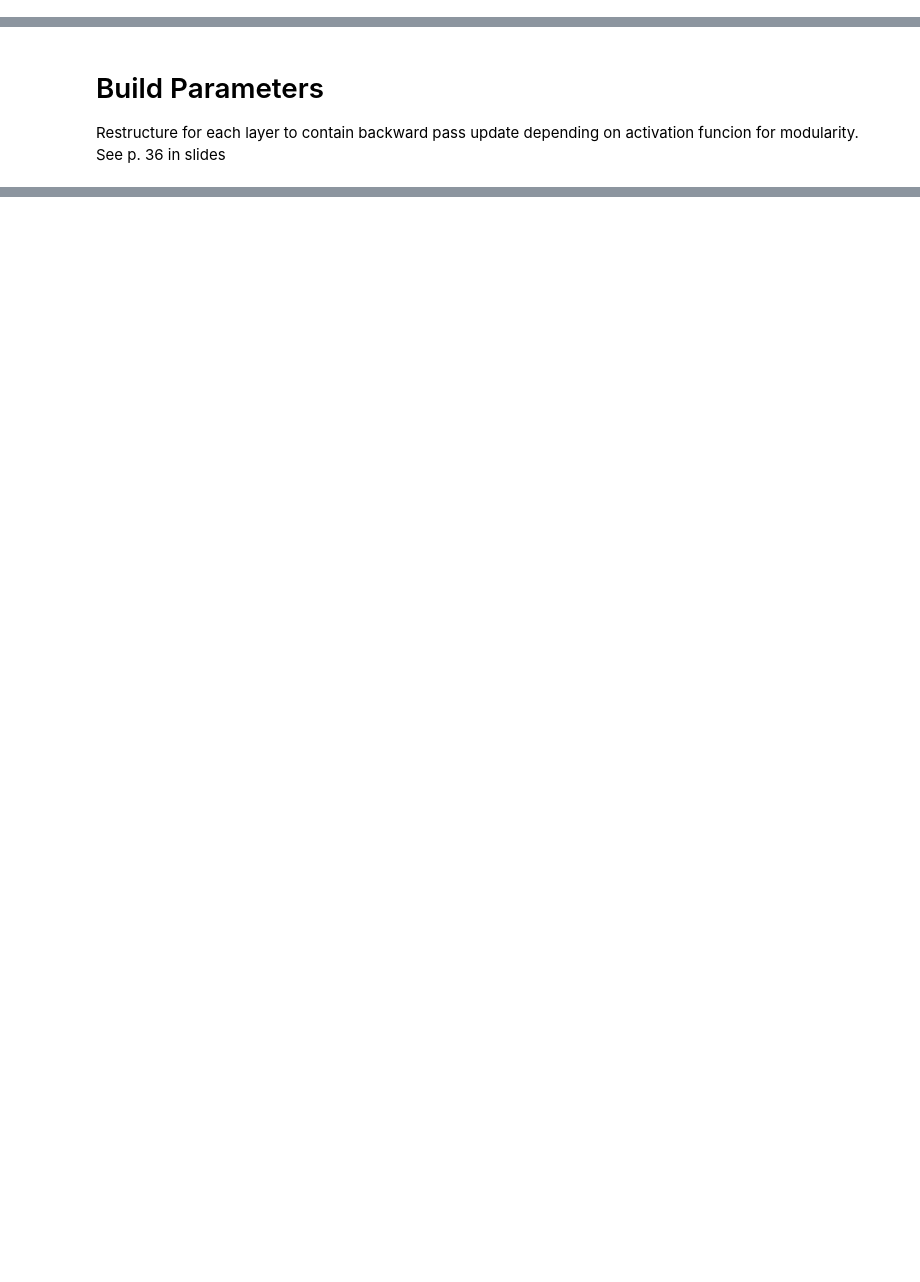
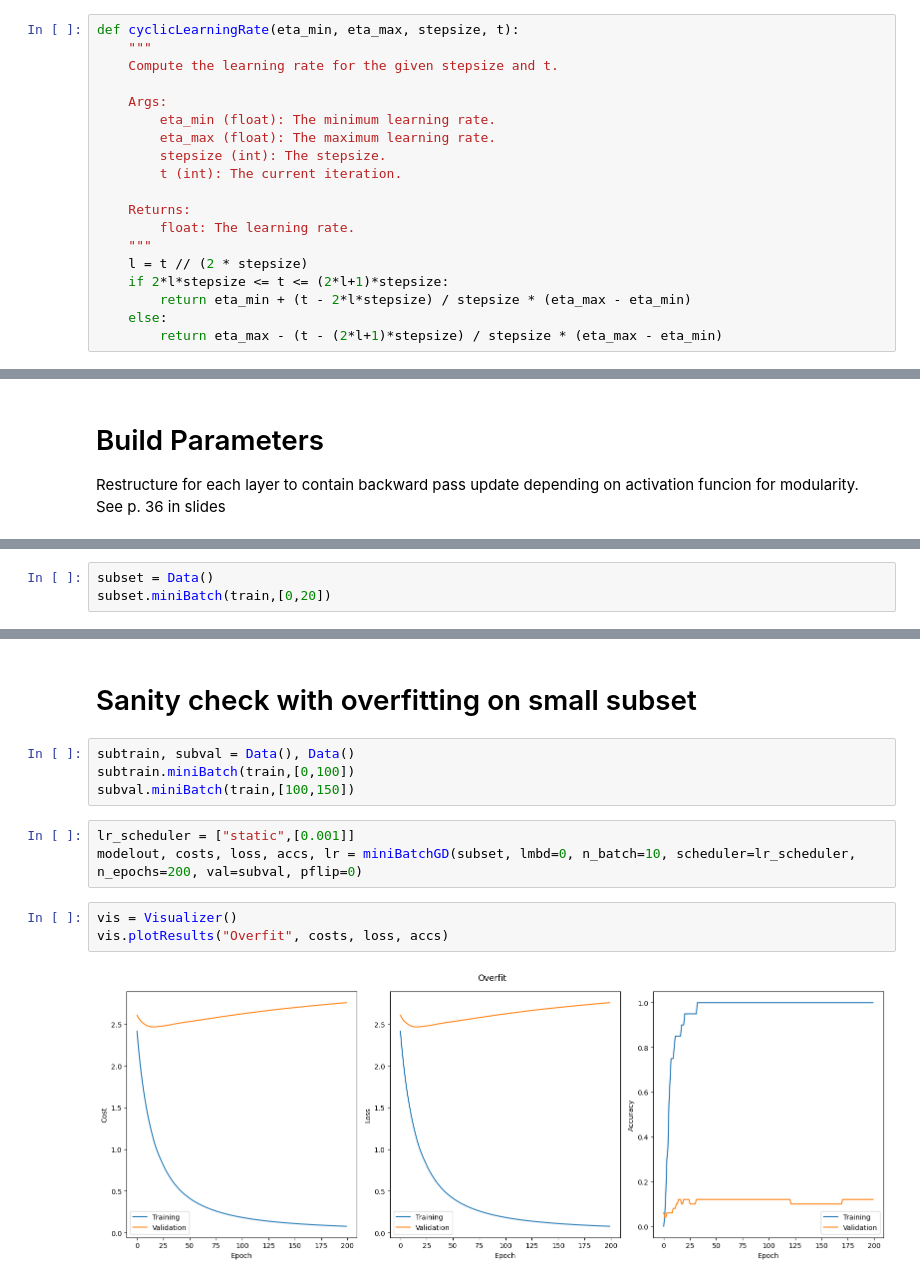
Before and after one commit to Lussebullen/dd2424, a Jupyter notebook: assignment2/notebook.ipynb, the cells around one changed output, grey strips where cells are left out. Cells and saved outputs as stored; diff of their text form; blank space fills up the shorter version.

```diff
--- a/assignment2/notebook.ipynb
+++ b/assignment2/notebook.ipynb
@@ -324 +458,20 @@ class Visualizer:
+# %%
+def cyclicLearningRate(eta_min, eta_max, stepsize, t):
+    """
+    Compute the learning rate for the given stepsize and t.
+
+    Args:
+        eta_min (float): The minimum learning rate.
+        eta_max (float): The maximum learning rate.
+        stepsize (int): The stepsize.
+        t (int): The current iteration.
+
+    Returns:
+        float: The learning rate.
+    """
+    l = t // (2 * stepsize)
+    if 2*l*stepsize <= t <= (2*l+1)*stepsize:
+        return eta_min + (t - 2*l*stepsize) / stepsize * (eta_max - eta_min)
+    else:
+        return eta_max - (t - (2*l+1)*stepsize) / stepsize * (eta_max - eta_min)
 # %%
@@ -388,0 +572,3 @@ W2 = LinearLayer(K, M)
+# %%
+subset = Data()
+subset.miniBatch(train,[0,20])
@@ -388,0 +610,14 @@ W2 = LinearLayer(K, M)
+# %% [markdown]
+# Sanity check with overfitting on small subset
+# %%
+subtrain, subval = Data(), Data()
+subtrain.miniBatch(train,[0,100])
+subval.miniBatch(train,[100,150])
+# %%
+lr_scheduler = ["static",[0.001]]
+modelout, costs, loss, accs, lr = miniBatchGD(subset, lmbd=0, n_batch=10, scheduler=lr_scheduler, n_epochs=200, val=subval, pflip=0)
+# %%
+vis = Visualizer()
+vis.plotResults("Overfit", costs, loss, accs)
+# %% [output]
+[figure, added]
```
Also changed, not shown: parts of 38 cells of this notebook, 1 other file.
